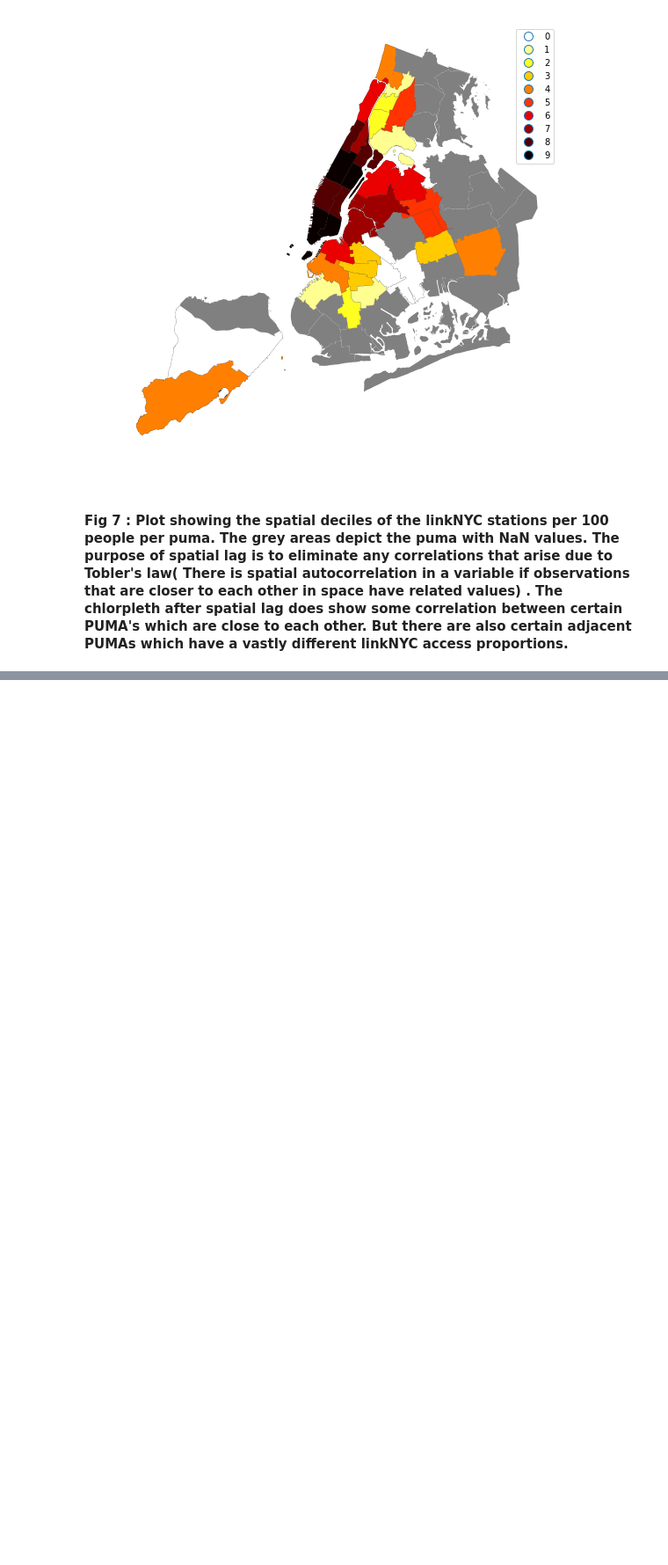
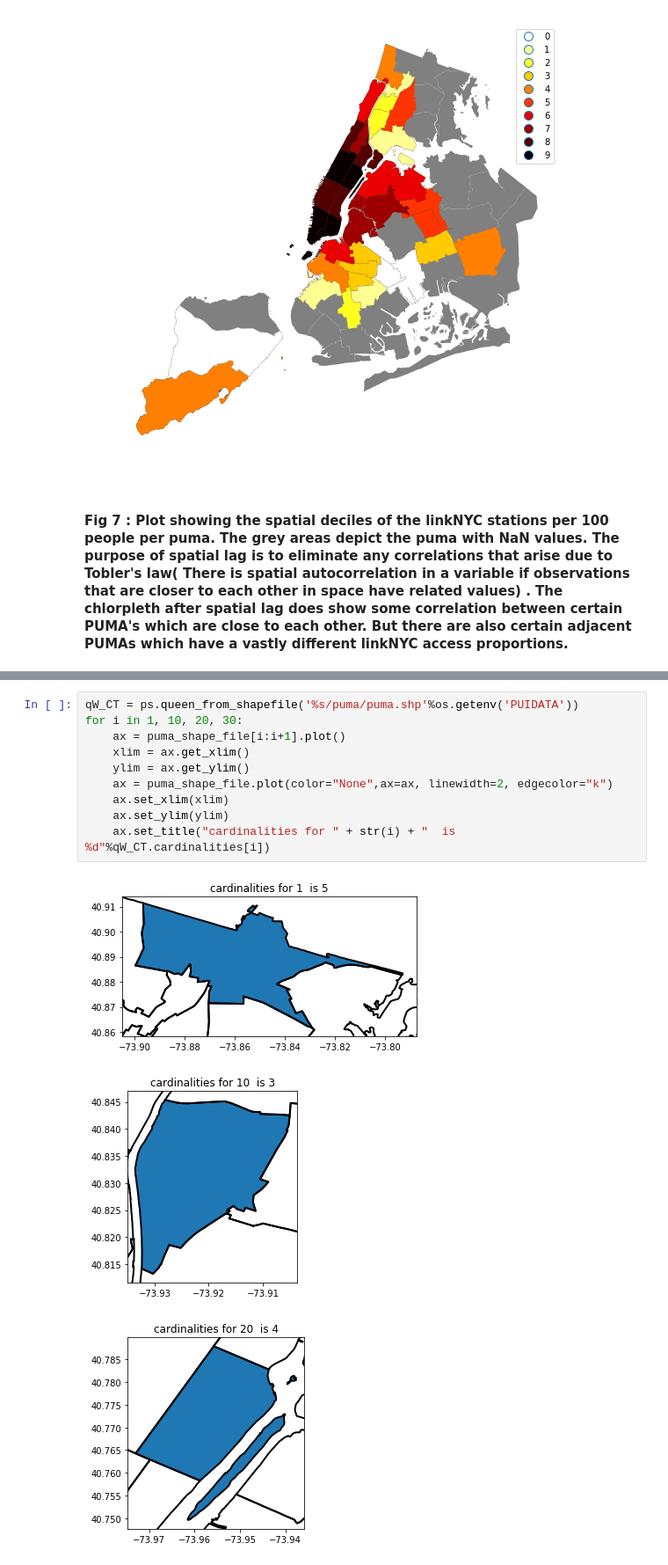
Before and after one commit to vvt221/PUI2018_vvt221, a Jupyter notebook: HW7_vvt221/Assignment1_vvt221.ipynb, the cells around one changed output, grey strips where cells are left out. Shown at 88% size. Drawn from its saved outputs; the diff is of its cells as text; blank space fills up the shorter version.

```diff
--- a/HW7_vvt221/Assignment1_vvt221.ipynb
+++ b/HW7_vvt221/Assignment1_vvt221.ipynb
@@ -687,0 +726,14 @@ plt.title("");
+# %%
+qW_CT = ps.queen_from_shapefile('%s/puma/puma.shp'%os.getenv('PUIDATA'))
+for i in 1, 10, 20, 30:
+    ax = puma_shape_file[i:i+1].plot()
+    xlim = ax.get_xlim()
+    ylim = ax.get_ylim()
+    ax = puma_shape_file.plot(color="None",ax=ax, linewidth=2, edgecolor="k")
+    ax.set_xlim(xlim)
+    ax.set_ylim(ylim)
+    ax.set_title("cardinalities for " + str(i) + "  is %d"%qW_CT.cardinalities[i])
+# %% [output]
+[figure, added]
+[figure, added]
+[figure, added]
```
Also changed, not shown: parts of 13 cells of this notebook, 13 other files.
